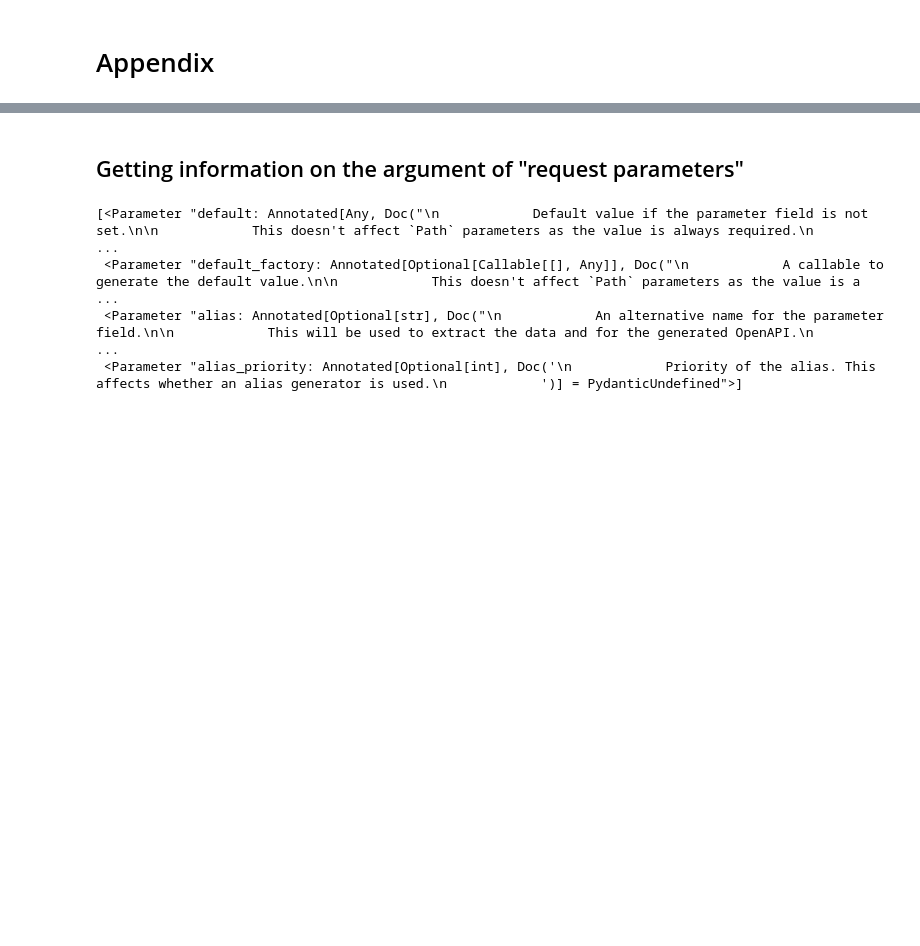
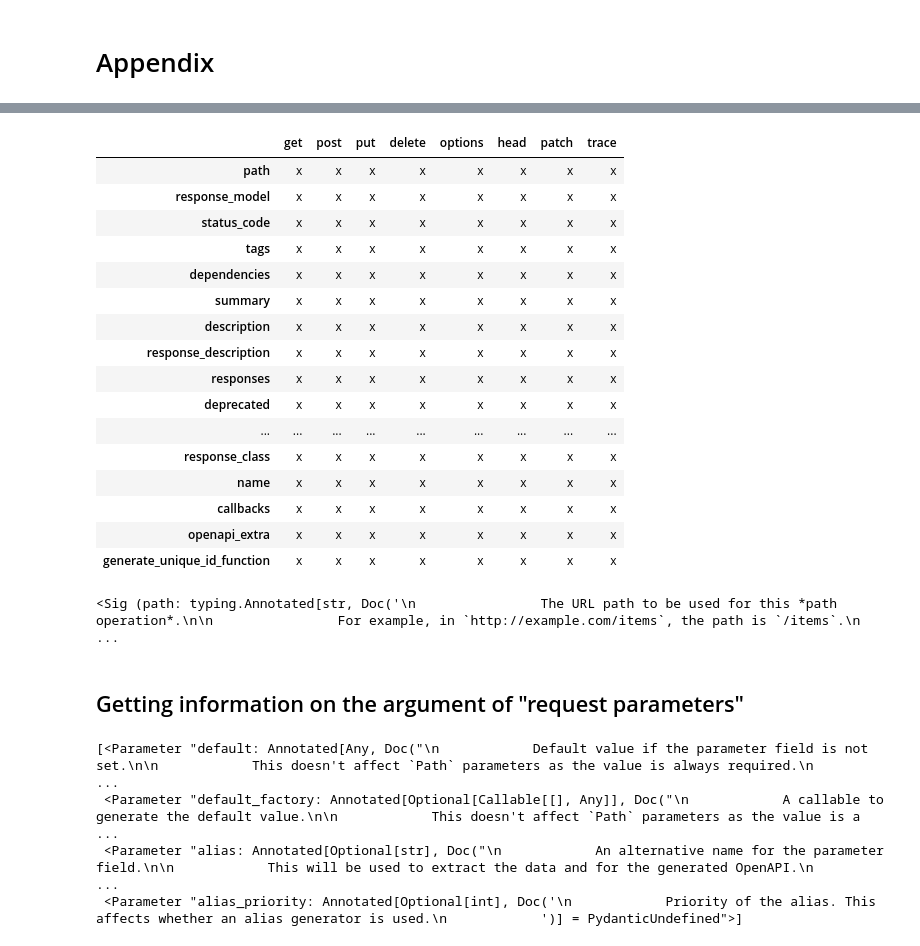
Before and after one commit to thorwhalen/wip_qh, a Jupyter notebook: qh_wip.ipynb, the cells around one changed output, grey strips where cells are left out. Cells and saved outputs as stored; diff of their text form; code cells hidden in the pictures; blank space fills up the shorter version.

```diff
--- a/qh_wip.ipynb
+++ b/qh_wip.ipynb
@@ -191,0 +440,14 @@ from wip_qh.fastapi_refactors.test_fastapi_refactor_01 import test_fastapi_refac
+# %%
+method_strings = ['get', 'post', 'put', 'delete', 'options', 'head', 'patch', 'trace']
+
+from fastapi import FastAPI
+from i2 import Sig
+
+app = FastAPI()
+
+def method_sigs(method_strings=method_strings):
+    for method_name in method_strings:
+        method_func = getattr(app, method_name)
+        yield method_name, Sig(method_func)
+
+method_and_sigs = dict(method_sigs())
@@ -191,0 +564,30 @@ from wip_qh.fastapi_refactors.test_fastapi_refactor_01 import test_fastapi_refac
+# %%
+# make a table where columns are the request parameters classes and rows are the arguments
+import pandas as pd
+
+method_arg_names = {
+    method_name: {p.name: p for p in sig.params}
+    for method_name, sig in method_and_sigs.items()
+}
+df = pd.DataFrame(method_arg_names)
+df = df.fillna('')
+# replace all the non-empty strings with 'x'
+df.map(lambda x: 'x' if x else '')
+# %% [output]
+|  | get | post | put | delete | options | head | patch | trace |
+| path | x | x | x | x | x | x | x | x |
+| response_model | x | x | x | x | x | x | x | x |
+| status_code | x | x | x | x | x | x | x | x |
+| tags | x | x | x | x | x | x | x | x |
+| dependencies | x | x | x | x | x | x | x | x |
+| summary | x | x | x | x | x | x | x | x |
+| description | x | x | x | x | x | x | x | x |
+| response_description | x | x | x | x | x | x | x | x |
+| responses | x | x | x | x | x | x | x | x |
+| deprecated | x | x | x | x | x | x | x | x |
+| ... | ... | ... | ... | ... | ... | ... | ... | ... |
+| response_class | x | x | x | x | x | x | x | x |
+| name | x | x | x | x | x | x | x | x |
+| callbacks | x | x | x | x | x | x | x | x |
+| openapi_extra | x | x | x | x | x | x | x | x |
+| generate_unique_id_function | x | x | x | x | x | x | x | x |
@@ -192,3 +602,7 @@ from wip_qh.fastapi_refactors.test_fastapi_refactor_01 import test_fastapi_refac
+# %%
+method_and_sigs['get']
+# %% [output]
+<Sig (path: typing.Annotated[str, Doc('\n                The URL path to be used for this *path operation*.\n\n                For example, in `http://example.com/items`, the path is `/items`.\n       ...
 # %% [markdown]
 ## Getting information on the argument of "request parameters"
 # %%
```
Also changed, not shown: parts of 39 cells of this notebook, 7 other files.
